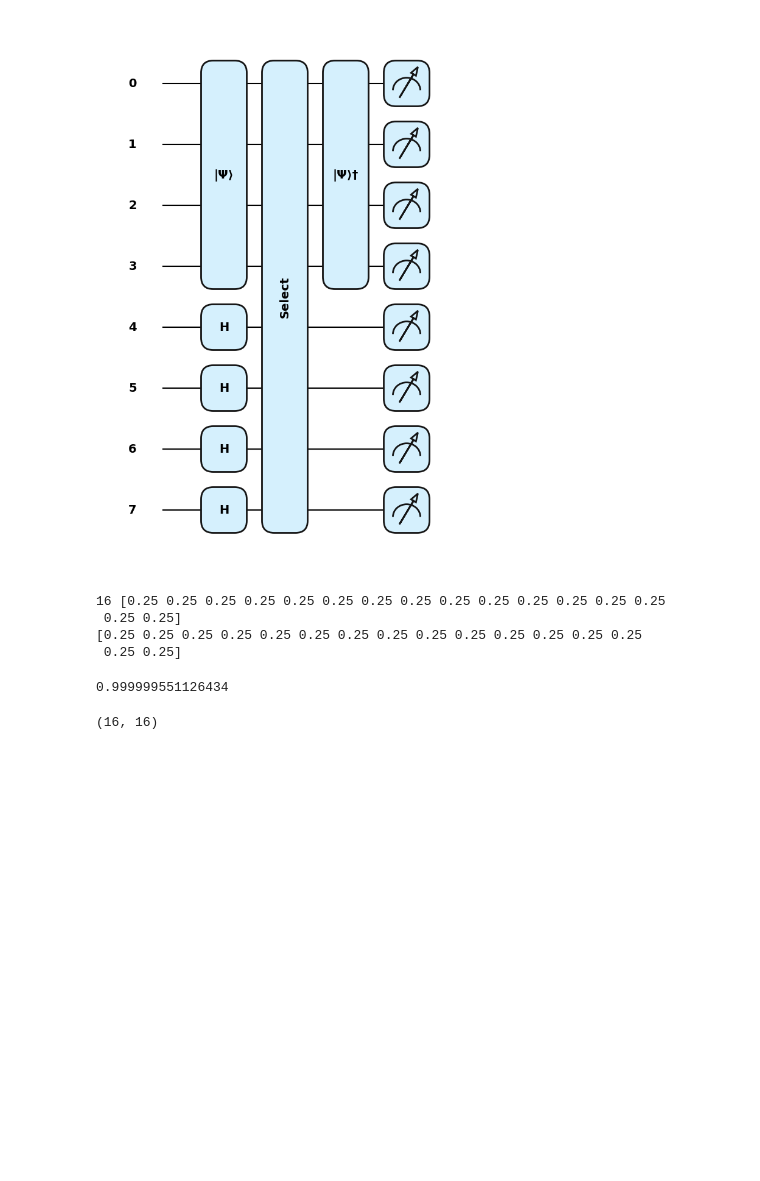
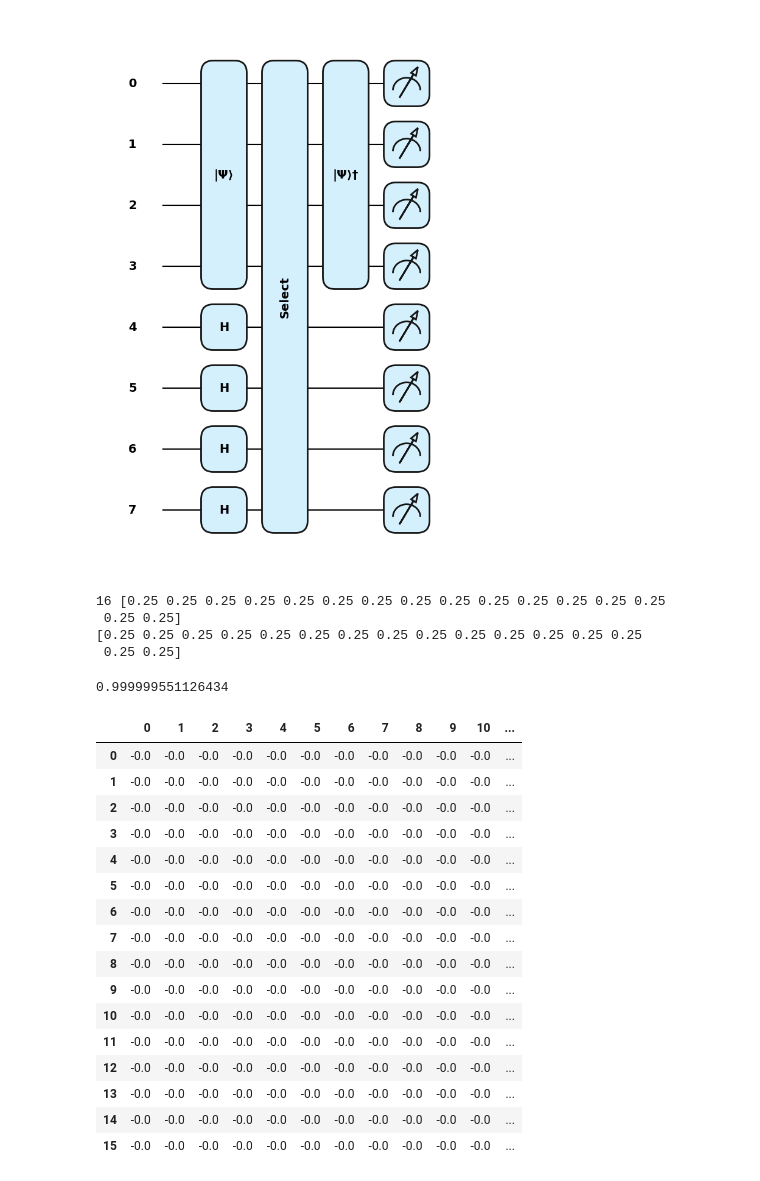
Before and after one commit to 24shiny/Inverse_Laplacian_embedding, a Jupyter notebook: Laplacian_embedding/quantum_LE_test.ipynb, the cells around one changed output. Saved outputs shown, nothing was run; the diff lists cells and outputs as text; code cells hidden in the pictures; blank space fills up the shorter version.

```diff
--- a/Laplacian_embedding/quantum_LE_test.ipynb
+++ b/Laplacian_embedding/quantum_LE_test.ipynb
@@ -24,7 +24,7 @@ D = np.diag(np.sum(A, axis=1))
 L = D - A
 L_inv = np.linalg.inv(L + np.eye(L.shape[0]) * 1e-6)
 L_inv_norm = L_inv / np.linalg.norm(L_inv)
-L_inv_norm = np.linalg.matrix_power(L_inv_norm, 5)
+# L_inv_norm = np.linalg.matrix_power(L_inv_norm, 5)
 
 # eigendecomposition for reference
 inv_val, inv_vec = eigh(L_inv_norm)
@@ -65,11 +65,11 @@ print(len(L_dec))
 # %%
-dev = qml.device("default.qubit", wires=8)
-reg = qml.registers({"control": 4, "target": 4})
+dev = qml.device("default.qubit", wires=14)
+reg = qml.registers({"control": 7, "target": 7})
 norm_coeff = (np.sqrt(coeff) / np.linalg.norm(np.sqrt(coeff)))
 # scaling_factor = sum(abs(norm_coeff))
 
 # shifing wires for unitaries
-unitaries = [qml.map_wires(op_elem, {i: i + 4 for i in range(4)}) for op_elem in op]
+unitaries = [qml.map_wires(op_elem, {i: i + 7 for i in range(7)}) for op_elem in op]
 
 def block_encoding():
     qml.StatePrep(norm_coeff, wires=reg['control'])
@@ -193,21 +193,55 @@ val, vec = post_pm(val,vec)
 # %%
 def deflate(A, eig_val, eig_vec):
     return A - eig_val * np.outer(eig_vec, eig_vec)
 
+def block_encoding():
+    qml.StatePrep(norm_coeff, wires=reg['control'])
+    qml.Select(unitaries, control=reg['control'])
+    qml.adjoint(qml.StatePrep(norm_coeff, wires=reg['control']))
+
 def power_method(A):
+    A_dec = qml.pauli_decompose(A)
+    coeff, op = A_dec.terms()
+    n_half = int(len(L_dec)/2)
+
+    dev = qml.device("default.qubit", wires=n_half*2)
+    reg = qml.registers({"control": n_half, "target": n_half})
+    norm_coeff = (np.sqrt(coeff) / np.linalg.norm(np.sqrt(coeff)))
+
+    # shifing wires for unitaries
+    unitaries = [qml.map_wires(op_elem, {i: i + n_half for i in range(n_half)}) for op_elem in op]
+
     val, vec = pm(A)
     val, vec = post_pm(val,vec)
     return val, vec
 
 # power and deflation methods
 def_val = []
 def_vec = []
 def_mat = L_inv_norm
 
 eig_val, eig_vec = power_method(def_mat)
 def_val.append(eig_val)
 def_vec.append(eig_vec)
 def_mat = deflate(def_mat, eig_val, eig_vec)
 def_mat.shape
+
+pd.DataFrame(np.real(np.round(def_mat,5)))
 # %% [output]
-(16, 16)
+|  | 0 | 1 | 2 | 3 | 4 | 5 | 6 | 7 | 8 | 9 | 10 | ... |
+| 0 | -0.0 | -0.0 | -0.0 | -0.0 | -0.0 | -0.0 | -0.0 | -0.0 | -0.0 | -0.0 | -0.0 | ... |
+| 1 | -0.0 | -0.0 | -0.0 | -0.0 | -0.0 | -0.0 | -0.0 | -0.0 | -0.0 | -0.0 | -0.0 | ... |
+| 2 | -0.0 | -0.0 | -0.0 | -0.0 | -0.0 | -0.0 | -0.0 | -0.0 | -0.0 | -0.0 | -0.0 | ... |
+| 3 | -0.0 | -0.0 | -0.0 | -0.0 | -0.0 | -0.0 | -0.0 | -0.0 | -0.0 | -0.0 | -0.0 | ... |
+| 4 | -0.0 | -0.0 | -0.0 | -0.0 | -0.0 | -0.0 | -0.0 | -0.0 | -0.0 | -0.0 | -0.0 | ... |
+| 5 | -0.0 | -0.0 | -0.0 | -0.0 | -0.0 | -0.0 | -0.0 | -0.0 | -0.0 | -0.0 | -0.0 | ... |
+| 6 | -0.0 | -0.0 | -0.0 | -0.0 | -0.0 | -0.0 | -0.0 | -0.0 | -0.0 | -0.0 | -0.0 | ... |
+| 7 | -0.0 | -0.0 | -0.0 | -0.0 | -0.0 | -0.0 | -0.0 | -0.0 | -0.0 | -0.0 | -0.0 | ... |
+| 8 | -0.0 | -0.0 | -0.0 | -0.0 | -0.0 | -0.0 | -0.0 | -0.0 | -0.0 | -0.0 | -0.0 | ... |
+| 9 | -0.0 | -0.0 | -0.0 | -0.0 | -0.0 | -0.0 | -0.0 | -0.0 | -0.0 | -0.0 | -0.0 | ... |
+| 10 | -0.0 | -0.0 | -0.0 | -0.0 | -0.0 | -0.0 | -0.0 | -0.0 | -0.0 | -0.0 | -0.0 | ... |
+| 11 | -0.0 | -0.0 | -0.0 | -0.0 | -0.0 | -0.0 | -0.0 | -0.0 | -0.0 | -0.0 | -0.0 | ... |
+| 12 | -0.0 | -0.0 | -0.0 | -0.0 | -0.0 | -0.0 | -0.0 | -0.0 | -0.0 | -0.0 | -0.0 | ... |
+| 13 | -0.0 | -0.0 | -0.0 | -0.0 | -0.0 | -0.0 | -0.0 | -0.0 | -0.0 | -0.0 | -0.0 | ... |
+| 14 | -0.0 | -0.0 | -0.0 | -0.0 | -0.0 | -0.0 | -0.0 | -0.0 | -0.0 | -0.0 | -0.0 | ... |
+| 15 | -0.0 | -0.0 | -0.0 | -0.0 | -0.0 | -0.0 | -0.0 | -0.0 | -0.0 | -0.0 | -0.0 | ... |
```
Also changed, not shown: parts of 8 cells of this notebook.
